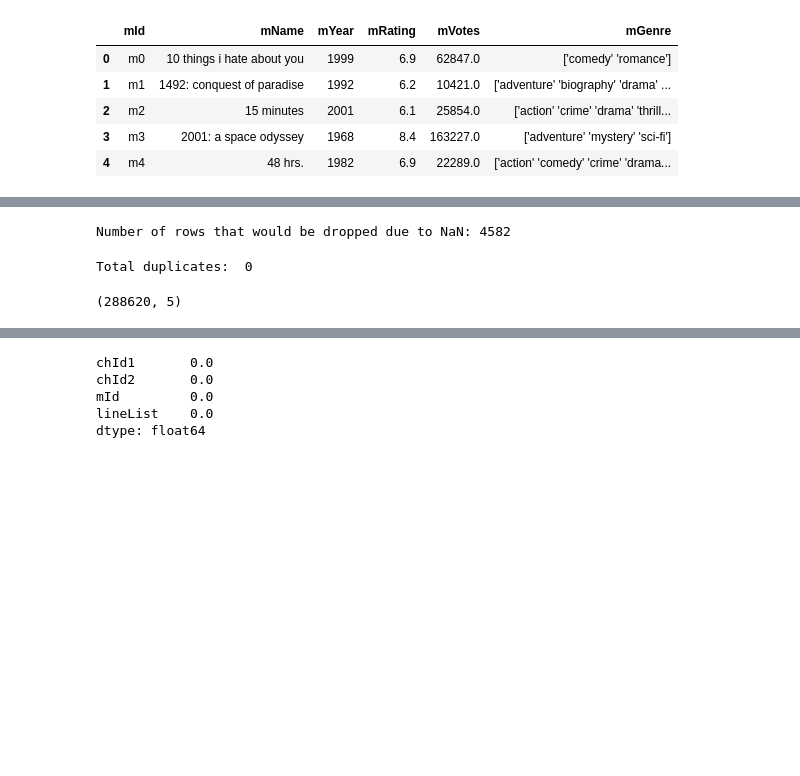
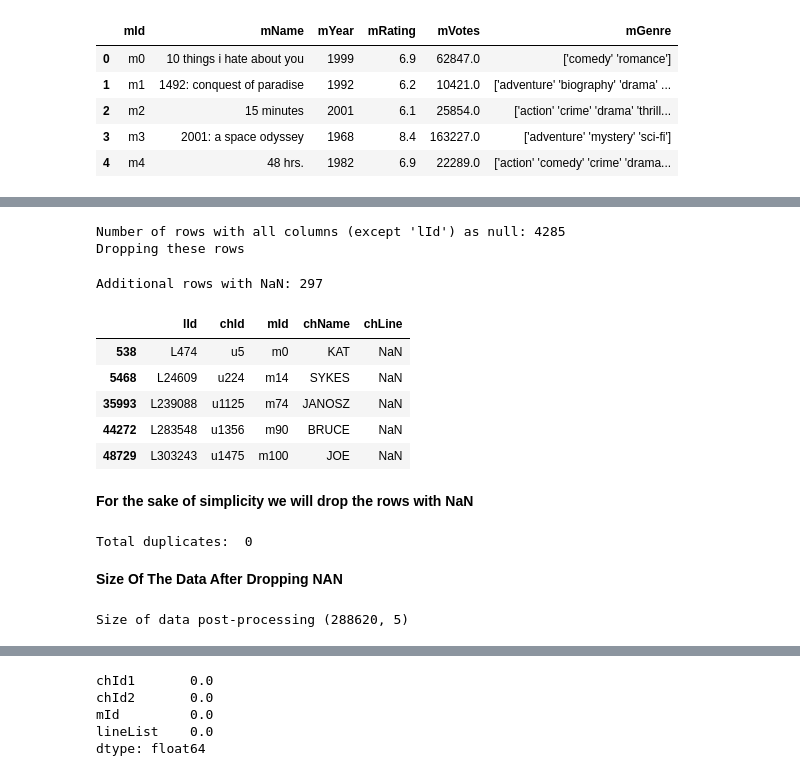
Before and after one commit to Sumitjh26997/CSS581-Final-Project, a Jupyter notebook: MLProject.ipynb, the cells around one changed output, grey strips where cells are left out. Cells and saved outputs as stored; diff of their text form; code cells hidden in the pictures; blank space fills up the shorter version.

Commit message:
Added descriptive information for lines_df

```diff
--- a/MLProject.ipynb
+++ b/MLProject.ipynb
@@ -348,8 +365,31 @@ dtype: float64
+# %%
+#Number of rows with all column as NAN except lId (lId is the primary analysis)
+num_rows_all_null = lines_df.drop('lId', axis=1).isna().all(axis=1).sum()
+print("Number of rows with all columns (except 'lId') as null:", num_rows_all_null)
+
+print("Dropping these rows")
+lines_df = lines_df[~lines_df.drop('lId', axis=1).isna().all(axis=1)]
+# %% [output]
+Number of rows with all columns (except 'lId') as null: 4285
+Dropping these rows
 # %%
+##Number of row where any column is NAN
 num_rows_dropped = lines_df.isna().any(axis=1).sum()
-print("Number of rows that would be dropped due to NaN:", num_rows_dropped)
+print("Additional rows with NaN:", num_rows_dropped)
 # %% [output]
-Number of rows that would be dropped due to NaN: 4582
+Additional rows with NaN: 297
+# %%
+rows_with_nan = lines_df[lines_df.isna().any(axis=1)]
+rows_with_nan.head()
+# %% [output]
+|  | lId | chId | mId | chName | chLine |
+| 538 | L474 | u5 | m0 | KAT | NaN |
+| 5468 | L24609 | u224 | m14 | SYKES | NaN |
+| 35993 | L239088 | u1125 | m74 | JANOSZ | NaN |
+| 44272 | L283548 | u1356 | m90 | BRUCE | NaN |
+| 48729 | L303243 | u1475 | m100 | JOE | NaN |
+# %% [markdown]
+**For the sake of simplicity we will drop the rows with NaN**
 # %%
 lines_df = lines_df.dropna()
 # %%
@@ -360,7 +400,9 @@ if duplicate_counts > 0:
   lines_df = lines_df.drop_duplicates()
 # %% [output]
 Total duplicates:  0
+# %% [markdown]
+**Size Of The Data After Dropping NAN**
 # %%
-print(lines_df.shape)
+print("Size of data post-processing",lines_df.shape)
 # %% [output]
-(288620, 5)
+Size of data post-processing (288620, 5)
```
Also changed, not shown: parts of 10 cells of this notebook.
